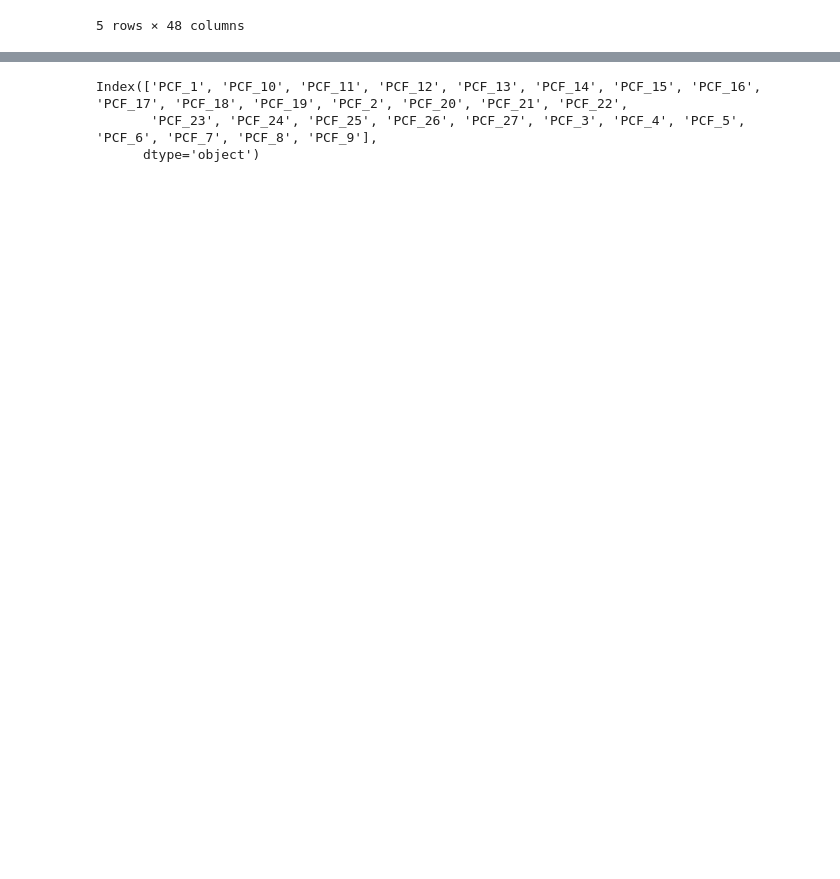
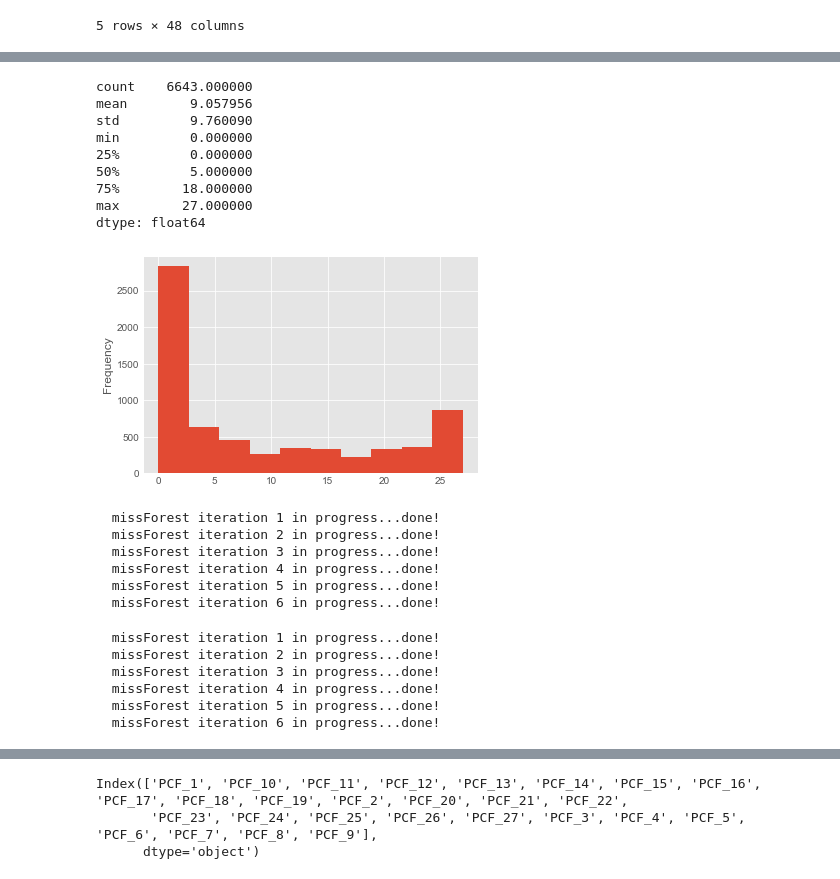
Before and after one commit to mtinti/tbrucei_ibaq, a Jupyter notebook: analysis.ipynb, the cells around one changed output, grey strips where cells are left out. Saved outputs shown, nothing was run; the diff lists cells and outputs as text; code cells hidden in the pictures; blank space fills up the shorter version.

```diff
--- a/analysis.ipynb
+++ b/analysis.ipynb
@@ -164,0 +206,16 @@ log_merge_normed.head()
+# %%
+na_pcf = merge_normed_PCF.isna().sum(axis=1)
+na_pcf.plot(kind='hist')
+print(na_pcf.describe())
+log_merge_normed_PCF[na_pcf>19]=np.nan
+# %% [output]
+count    6643.000000
+mean        9.057956
+std         9.760090
+min         0.000000
+25%         0.000000
+50%         5.000000
+75%        18.000000
+max        27.000000
+dtype: float64
+[figure, added]
@@ -164,0 +226,28 @@ log_merge_normed.head()
+# %%
+%%R -i merge_normed_BSF
+options(warn=-1)
+library("missForest")
+library("doParallel")
+registerDoParallel(cores=6)
+imputed_BSF <- missForest(merge_normed_BSF, ntree = 100, parallelize = "forests" )$ximp
+# %% [output]
+  missForest iteration 1 in progress...done!
+  missForest iteration 2 in progress...done!
+  missForest iteration 3 in progress...done!
+  missForest iteration 4 in progress...done!
+  missForest iteration 5 in progress...done!
+  missForest iteration 6 in progress...done!
+# %%
+%%R -i merge_normed_PCF
+options(warn=-1)
+library("missForest")
+library("doParallel")
+registerDoParallel(cores=6)
+imputed_PCF <- missForest(merge_normed_PCF, ntree = 100, parallelize = "forests" )$ximp
+# %% [output]
+  missForest iteration 1 in progress...done!
+  missForest iteration 2 in progress...done!
+  missForest iteration 3 in progress...done!
+  missForest iteration 4 in progress...done!
+  missForest iteration 5 in progress...done!
+  missForest iteration 6 in progress...done!
```
Also changed, not shown: parts of 24 cells of this notebook, 5 other files.
